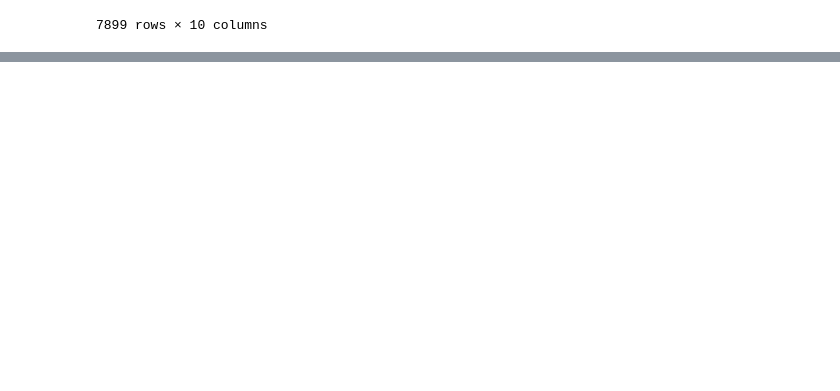
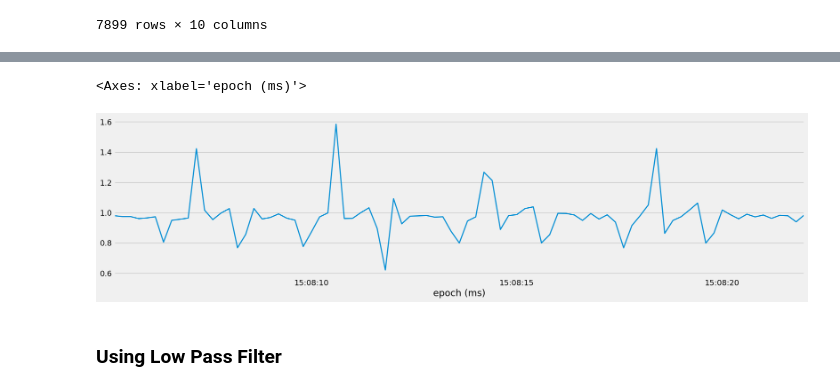
Before and after one commit to richikraj30/Fitness-tracker-ML, a Jupyter notebook: notebooks/counting_repetitions.ipynb, the cells around one changed output, grey strips where cells are left out. Cells and saved outputs as stored; diff of their text form; code cells hidden in the pictures; blank space fills up the shorter version.

```diff
--- a/notebooks/counting_repetitions.ipynb
+++ b/notebooks/counting_repetitions.ipynb
@@ -40,0 +103,7 @@ df
+# %%
+plot_df[plot_df["set"] == plot_df["set"].unique()[0]]["acc_r"].plot()
+# %% [output]
+<Axes: xlabel='epoch (ms)'>
+[figure, added]
+# %% [markdown]
+### Using Low Pass Filter
```
Also changed, not shown: parts of 17 cells of this notebook.
